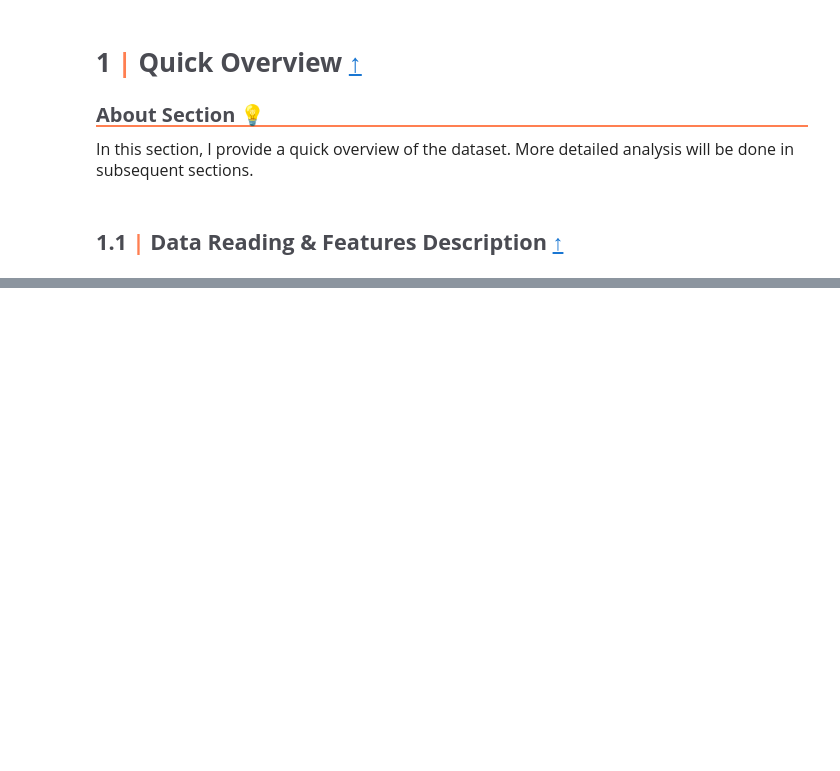
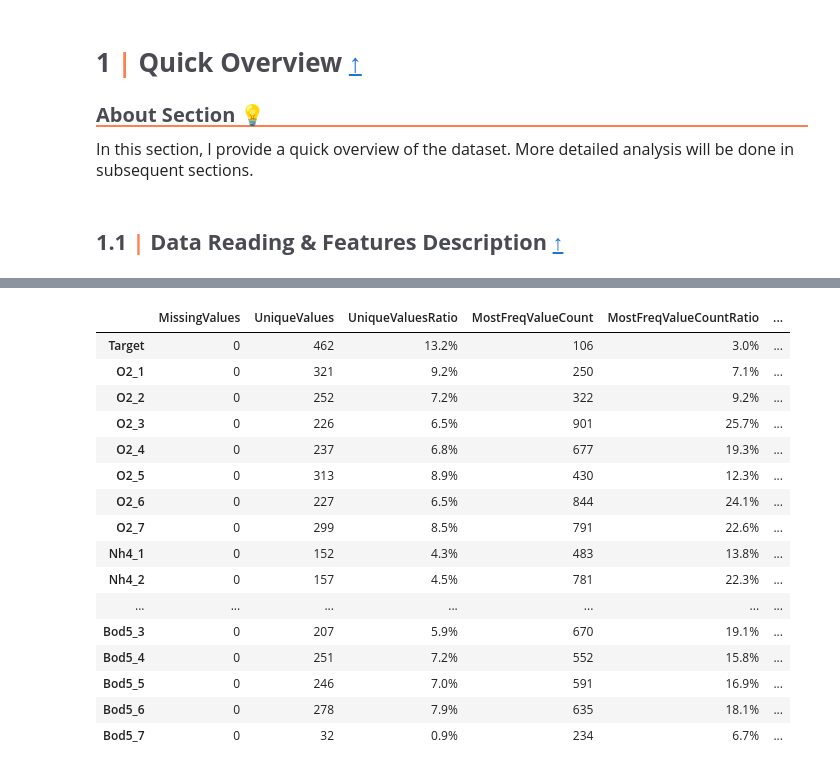
Before and after one commit to mateuszk098/kaggle-notebooks, a Jupyter notebook: playground_series_s3e21/oxygen_in_water_eda.ipynb, the cells around one changed output, grey strips where cells are left out. Saved outputs shown, nothing was run; the diff lists cells and outputs as text; code cells hidden in the pictures; blank space fills up the shorter version.

```diff
--- a/playground_series_s3e21/oxygen_in_water_eda.ipynb
+++ b/playground_series_s3e21/oxygen_in_water_eda.ipynb
@@ -250,0 +396,42 @@ train = pd.read_csv(
+# %%
+missing_vals = train.isna().sum()
+
+unique_vals = train.apply(lambda col: len(col.unique()))
+most_freq_count = train.apply(lambda col: col.value_counts().iloc[0])
+most_freq_val = train.mode().T.squeeze()
+
+unique_ratio = unique_vals / len(train)
+freq_count_ratio = most_freq_count / len(train)
+
+basic_summary = pd.DataFrame(
+    {
+        "MissingValues": missing_vals,
+        "UniqueValues": unique_vals,
+        "UniqueValuesRatio": unique_ratio,
+        "MostFreqValueCount": most_freq_count,
+        "MostFreqValueCountRatio": freq_count_ratio,
+        "MostFreqValue": most_freq_val,
+    }
+)
+
+basic_summary.style.set_table_styles(DF_STYLE).background_gradient(DF_CMAP).format(
+    {"UniqueValuesRatio": "{:.1%}", "MostFreqValueCountRatio": "{:.1%}"}
+)
+# %% [output]
+|  | MissingValues | UniqueValues | UniqueValuesRatio | MostFreqValueCount | MostFreqValueCountRatio | ... |
+| Target | 0 | 462 | 13.2% | 106 | 3.0% | ... |
+| O2_1 | 0 | 321 | 9.2% | 250 | 7.1% | ... |
+| O2_2 | 0 | 252 | 7.2% | 322 | 9.2% | ... |
+| O2_3 | 0 | 226 | 6.5% | 901 | 25.7% | ... |
+| O2_4 | 0 | 237 | 6.8% | 677 | 19.3% | ... |
+| O2_5 | 0 | 313 | 8.9% | 430 | 12.3% | ... |
+| O2_6 | 0 | 227 | 6.5% | 844 | 24.1% | ... |
+| O2_7 | 0 | 299 | 8.5% | 791 | 22.6% | ... |
+| Nh4_1 | 0 | 152 | 4.3% | 483 | 13.8% | ... |
+| Nh4_2 | 0 | 157 | 4.5% | 781 | 22.3% | ... |
+| ... | ... | ... | ... | ... | ... | ... |
+| Bod5_3 | 0 | 207 | 5.9% | 670 | 19.1% | ... |
+| Bod5_4 | 0 | 251 | 7.2% | 552 | 15.8% | ... |
+| Bod5_5 | 0 | 246 | 7.0% | 591 | 16.9% | ... |
+| Bod5_6 | 0 | 278 | 7.9% | 635 | 18.1% | ... |
+| Bod5_7 | 0 | 32 | 0.9% | 234 | 6.7% | ... |
```
Also changed, not shown: parts of 26 cells of this notebook.
